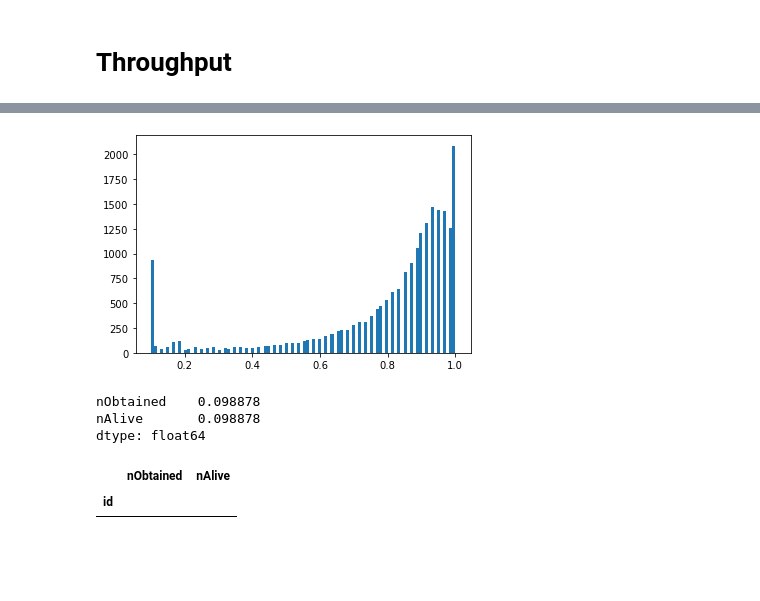
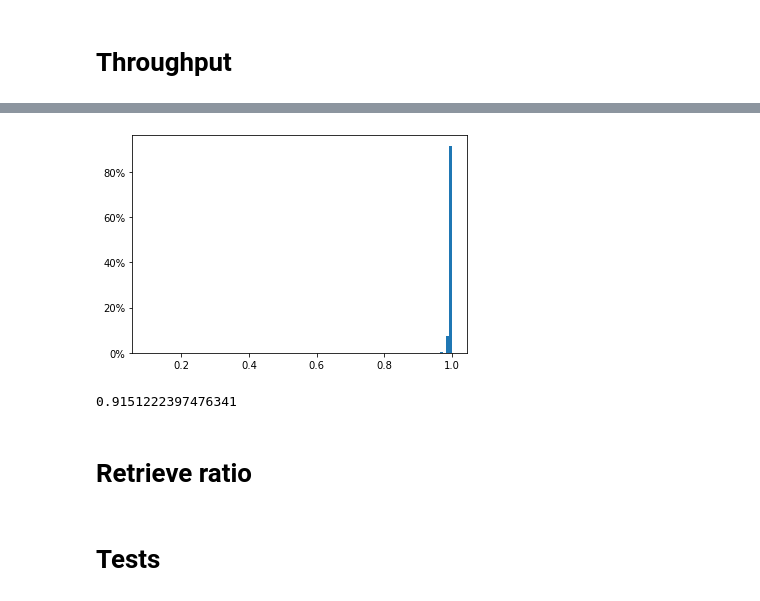
Before and after one commit to esoprana/dsProj1, a Jupyter notebook: analizeRun.ipynb, the cells around one changed output, grey strips where cells are left out. Saved outputs shown, nothing was run; the diff lists cells and outputs as text; code cells hidden in the pictures; blank space fills up the shorter version.

```diff
--- a/analizeRun.ipynb
+++ b/analizeRun.ipynb
@@ -169,7 +238,2 @@ plt.show()
 # %% [markdown]
 # Reliability
-# %%
-aliveForMessageId = allCreateEvent.copy()
-aliveForMessageId['nAlive'] = aliveForMessageId.timestamp.apply(lambda t: sum((dead.timestamp < 0) | (dead.timestamp > t)))
-aliveForMessageId = aliveForMessageId[aliveForMessageId.id.isin(consideredEvent.id)][['id', 'nAlive']].set_index('id')
-aliveForMessageId
@@ -213,0 +240,17 @@ w = w.rename(columns={0: 'handled'}).set_index('id').join(aliveForMessageId)
+# %%
+def prepare(i, timestamp):
+    return set(dead[(dead.timestamp < 0) | (dead.timestamp > timestamp + GOSSIP_INTERVAL*15)]['id'])
+
+def p(i, r):
+    return r in aliveForMessageId[i]
+
+aliveForMessageId = {l.id: prepare(l.id, l.timestamp) for index, l in allCreateEvent.iterrows()}
+# %%
+w = allEventHandled.reset_index()
+w = w[w.id.isin(consideredEvent)]
+w = w[[p(r['id'], r['receiver']) for _i, r in w.iterrows()]]
+w = w.reset_index().sort_values('timestamp').drop_duplicates(['receiver', 'id']).groupby('id').size().reset_index().rename(columns={0: 'nHandled'})
+w['nAlive'] = [len(aliveForMessageId[i]) for i in w.id]
+# %%
+w['ratio'] = w['nHandled'] / w['nAlive']
+w['ratio'].describe()
@@ -243,16 +269,14 @@ Length: 21117, dtype: float64
-# %%
-plt.hist(stability, bins=100)
-plt.show()
-# %% [output]
-[figure, removed]
-# %%
-sum( obtainedVsAlive['nObtained'] == obtainedVsAlive['nAlive'] ) / obtainedVsAlive.count()
-# %% [output]
-nObtained    0.098878
-nAlive       0.098878
-dtype: float64
-# %%
-obtainedVsAlive.query('nObtained == 1')
-# %% [output]
-|  | nObtained | nAlive |
-| id |  |  |
+# %%
+plt.hist(w['ratio'], weights=np.ones(len(w))/len(w), bins=100)
+plt.gca().yaxis.set_major_formatter(PercentFormatter(1))
+plt.show()
+# %% [output]
+[figure, added]
+# %%
+sum(w['nHandled'] == w['nAlive']) / w['id'].count()
+# %% [output]
+0.9151222397476341
+# %% [markdown]
+# Retrieve ratio
+# %% [markdown]
+# Tests
```
Also changed, not shown: parts of 39 cells of this notebook, 2 other files.
